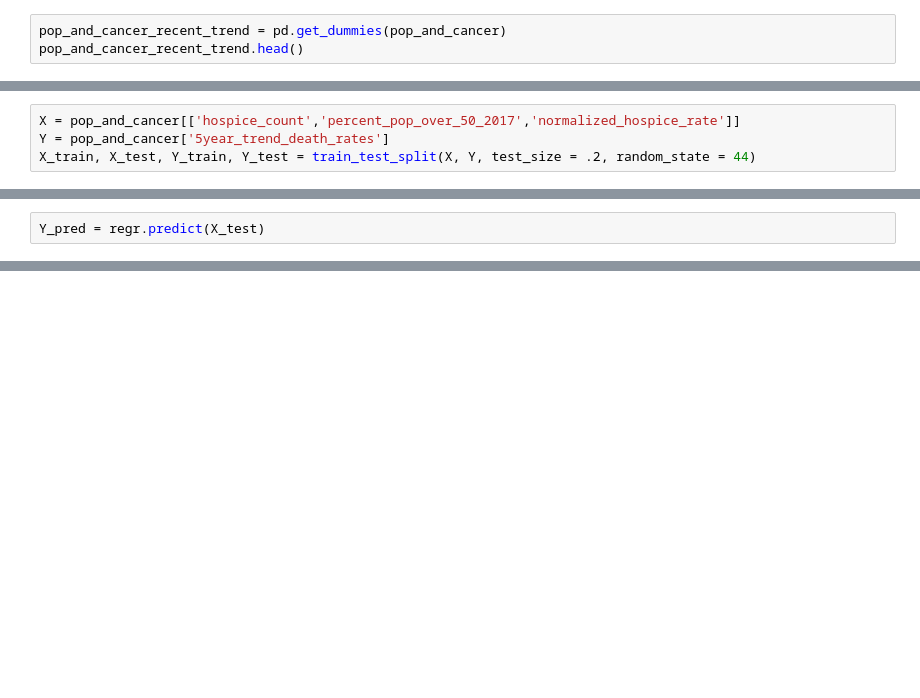
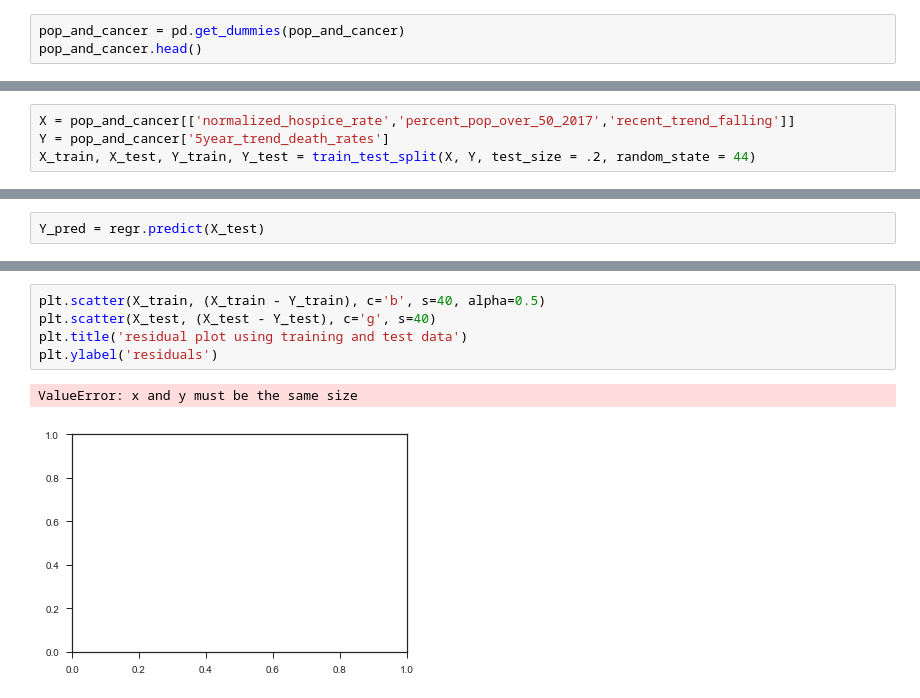
Before and after one commit to awillet/vanderbilt-aspire-data-essentials, a Jupyter notebook: alaina_pct_over_50.ipynb, the cells around one changed output, grey strips where cells are left out. Drawn from its saved outputs; the diff is of its cells as text; blank space fills up the shorter version.

```diff
--- a/alaina_pct_over_50.ipynb
+++ b/alaina_pct_over_50.ipynb
@@ -485,8 +485,8 @@ pop_and_cancer.head()
 # %%
 pop_and_cancer.drop(columns = ['county'], inplace = True)
 # %%
-pop_and_cancer_recent_trend = pd.get_dummies(pop_and_cancer)
-pop_and_cancer_recent_trend.head()
+pop_and_cancer = pd.get_dummies(pop_and_cancer)
+pop_and_cancer.head()
 # %% [output]
 |  | pop2017all | median_age_2017 | age_adjusted_death_rate_per_100k | avg_annual_count | 5year_trend_death_rates | ... |
 | 0 | 76257.0 | 43.2 | 180.6 | 1.95 | -0.7 | ... |
@@ -510,7 +510,7 @@ from sklearn import linear_model
 from sklearn.metrics import mean_squared_error, r2_score
 from sklearn.model_selection import train_test_split
 # %%
-X = pop_and_cancer[['hospice_count','percent_pop_over_50_2017','normalized_hospice_rate']]
+X = pop_and_cancer[['normalized_hospice_rate','percent_pop_over_50_2017','recent_trend_falling']]
 Y = pop_and_cancer['5year_trend_death_rates']
 X_train, X_test, Y_train, Y_test = train_test_split(X, Y, test_size = .2, random_state = 44)
 # %%
@@ -532,0 +544,8 @@ Variance score: 0.04
+# %%
+plt.scatter(X_train, (X_train - Y_train), c='b', s=40, alpha=0.5)
+plt.scatter(X_test, (X_test - Y_test), c='g', s=40)
+plt.title('residual plot using training and test data')
+plt.ylabel('residuals')
+# %% [output]
+ValueError: x and y must be the same size
+[figure, added]
```
Also changed, not shown: parts of 3 cells of this notebook.
